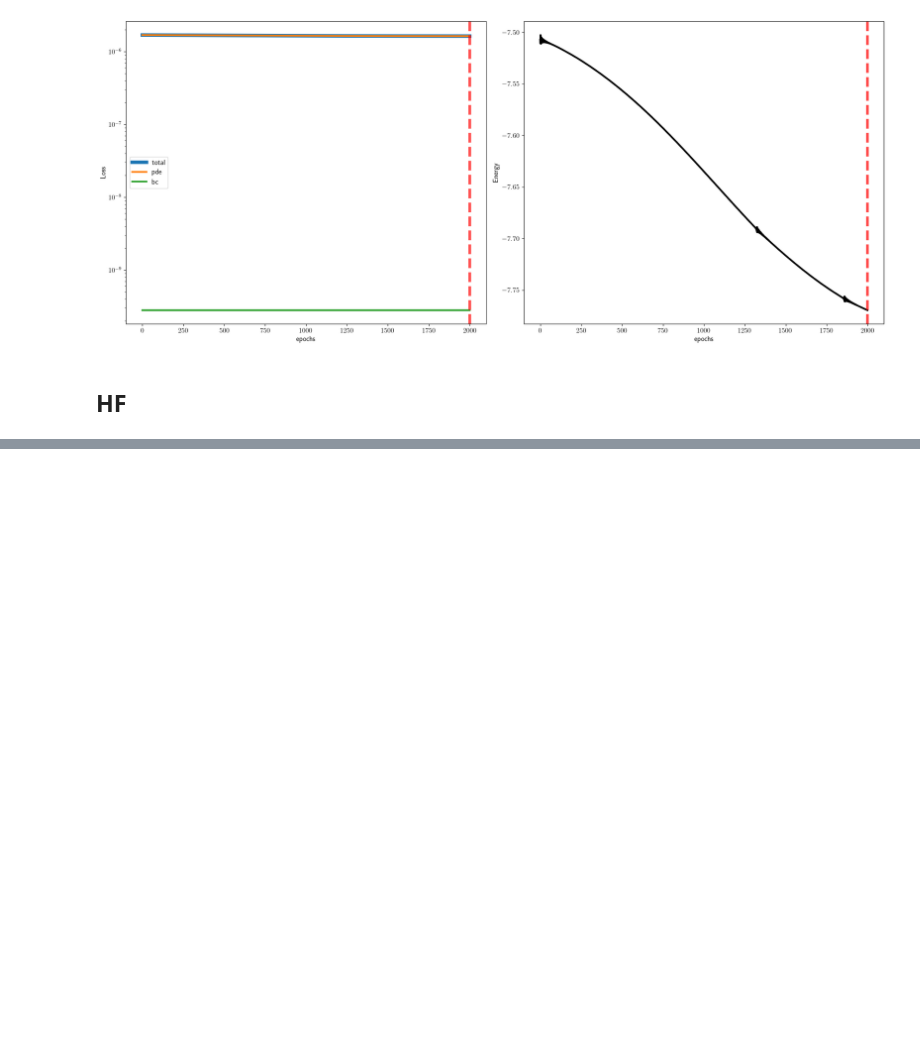
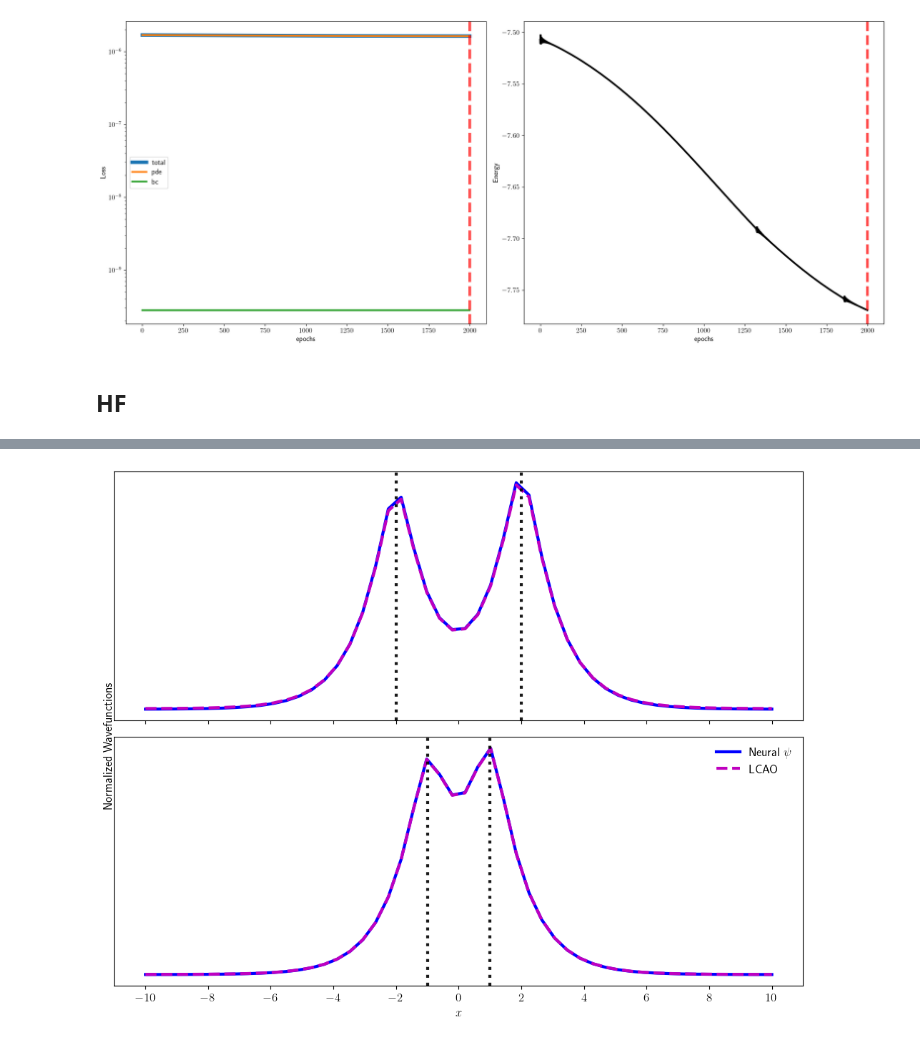
Before and after one commit to eh18445/MSc-Project, a Jupyter notebook: 2_atoms_notebook.ipynb, the cells around one changed output, grey strips where cells are left out. Cells and saved outputs as stored; diff of their text form; code cells hidden in the pictures; blank space fills up the shorter version.

Commit message:
more figures

```diff
--- a/2_atoms_notebook.ipynb
+++ b/2_atoms_notebook.ipynb
@@ -1688,0 +1464,37 @@ FileNotFoundError: [Errno 2] No such file or directory: 'figure/fig_O2.pdf'
+# %%
+### FIGURE
+fig = plt.figure(figsize=(10, 8))
+
+## WAVEFUNCTIONS
+axP = plt.subplot2grid( (1,2), (0,0), colspan=2, rowspan=2); plt.tick_params('x', labelbottom=False)
+
+# ##
+plt.subplot2grid( (4,4), (2,2), colspan=2, rowspan=1,  sharex=axP)
+ax=plt.subplot(2,1,1)
+Ri=2
+plt.tick_params('x', labelbottom=False)
+plt.plot(x,p2,'b',linewidth=lineW)
+plt.plot(x,pL2,'--m',linewidth=lineW)
+plt.axvline(-Ri,  c='k', linestyle=':', linewidth=lineW*1, alpha=0.9)
+plt.axvline(Ri,  c='k', linestyle=':', linewidth=lineW*1, alpha=0.9)
+plt.yticks([]);  plt.xticks([])
+
+##
+plt.subplot(2,1,2,   sharex=ax)
+Ri=1
+# plt.subplot2grid( (4,4), (3,2), colspan=2, rowspan=1,  sharex=axP)
+plt.plot(x,p1,'b',linewidth=lineW, label='Neural $\psi$')
+plt.plot(x,pL1,'--m',linewidth=lineW, label='LCAO')
+plt.axvline(-Ri,  c='k', linestyle=':', linewidth=lineW*1, alpha=0.9)
+plt.axvline(Ri,  c='k', linestyle=':', linewidth=lineW*1, alpha=0.9)
+
+fig.text(0.01, 0.5, 'Normalized Wavefunctions', ha='center', va='center', rotation='vertical')
+
+plt.legend(frameon=False)
+plt.xticks(np.arange(-10,12,2)); plt.xlabel("$x$"); plt.yticks([])
+
+plt.tight_layout()
+
+#plt.savefig('H2_wavefunctions.pdf', format='pdf')
+# %% [output]
+[figure, added]
```
Also changed, not shown: parts of 30 cells of this notebook, 8 other files.
